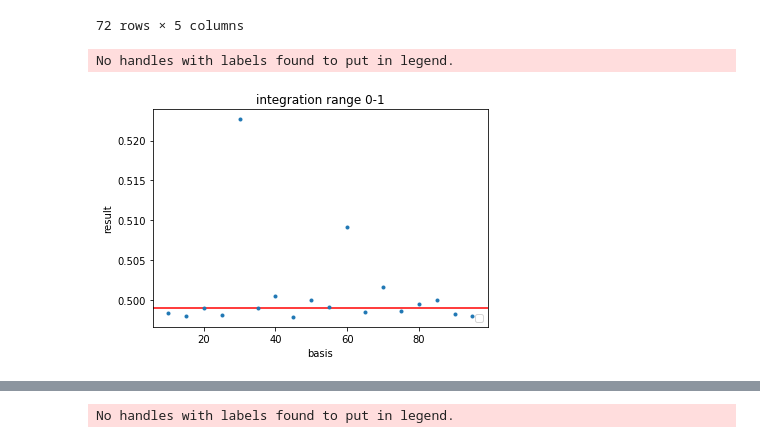
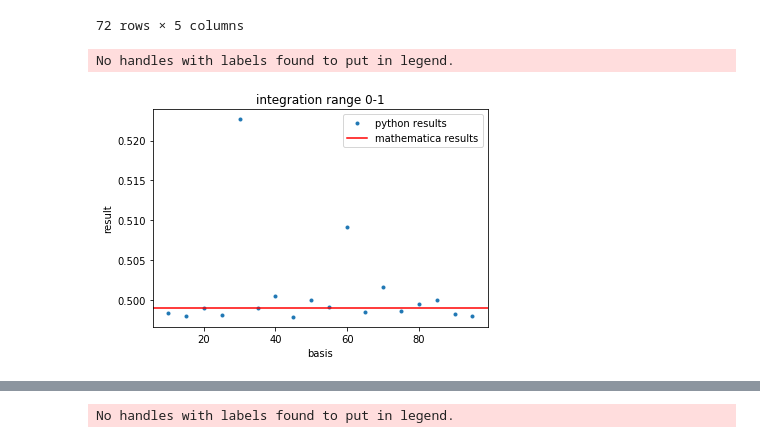
Before and after one commit to margres/Master-thesis, a Jupyter notebook: plot_levin.ipynb, the cells around one changed output, grey strips where cells are left out. Drawn from its saved outputs; the diff is of its cells as text; code cells hidden in the pictures.

```diff
--- a/plot_levin.ipynb
+++ b/plot_levin.ipynb
@@ -22,8 +22,11 @@ def create_plots (x_label, y_label, title):
     plt.yticks(size=10)
     plt.xticks(size=10)
 
-def subplot(x,y,label='',style='.'):
+
+def subplot(x,y,label,style='.'):
     plt.plot(x,y, style, label=label)
+    #plt.plot(x,y, style)
+    plt.legend()
 # %%
 name_file='dataframe_bessfuncarg_01g1.txt'
 # %%
@@ -52,8 +55,10 @@ df
 # %%
 #0.499
 create_plots('basis','result','integration range 0-1')
-plt.axhline(0.499, color='r')
-subplot(df[0:18].basis,df[0:18].result)
+subplot(df[0:18].basis,df[0:18].result, label='python results')
+plt.axhline(0.499, color='r',label='mathematica results')
+plt.legend()
+plt.savefig('integration_range_01.png')
 # %% [output]
 No handles with labels found to put in legend.
-[figure, old version]
+[figure, new version]
```
Also changed, not shown: parts of 3 cells of this notebook, 9 other files.
